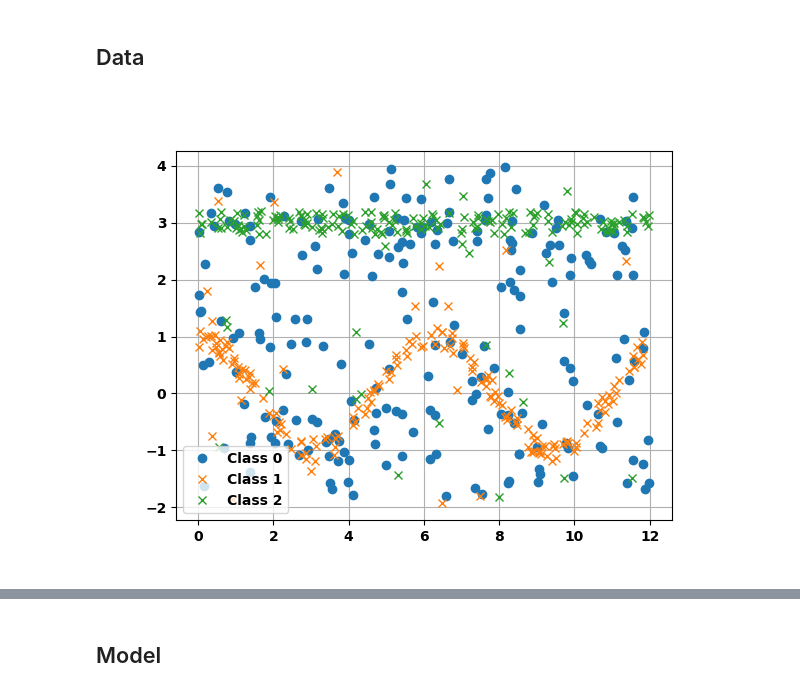
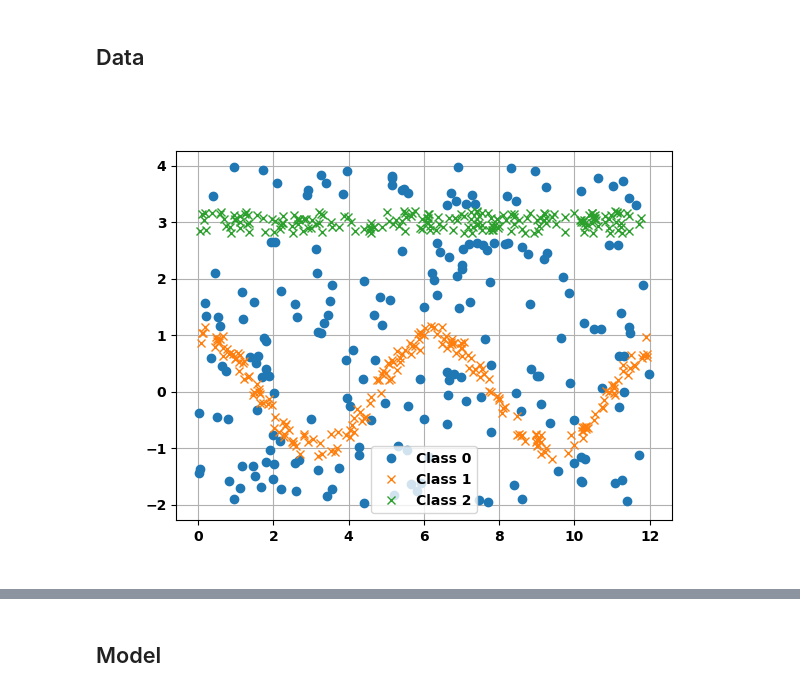
Before and after one commit to AlexanderAuras/learning_the_loss, a Jupyter notebook: 2d.ipynb, the cells around one changed output, grey strips where cells are left out. Drawn from its saved outputs; the diff is of its cells as text; code cells hidden in the pictures.

```diff
--- a/2d.ipynb
+++ b/2d.ipynb
@@ -59,17 +58,17 @@ def generateData(counts, noise=True):
 
     return points, labels
 # %%
-x_train, y_train = generateData(data_counts[0])
+x_train, y_train = generateData(data_counts[0], False)
 
 fig = plt.figure()
 axes = fig.add_subplot(111)
 axes.plot(x_train[y_train==0,0], x_train[y_train==0,1], 'o', label='Class 0')
 axes.plot(x_train[y_train==1,0], x_train[y_train==1,1], 'x', label='Class 1')
 axes.plot(x_train[y_train==2,0], x_train[y_train==2,1], 'x', label='Class 2')
 axes.legend()
 axes.grid()
 # %% [output]
-[figure, old version]
+[figure, new version]
 # %%
 x_val, y_val = generateData(data_counts[1], False)
 
```
Also changed, not shown: parts of 13 cells of this notebook, 11 other files.
